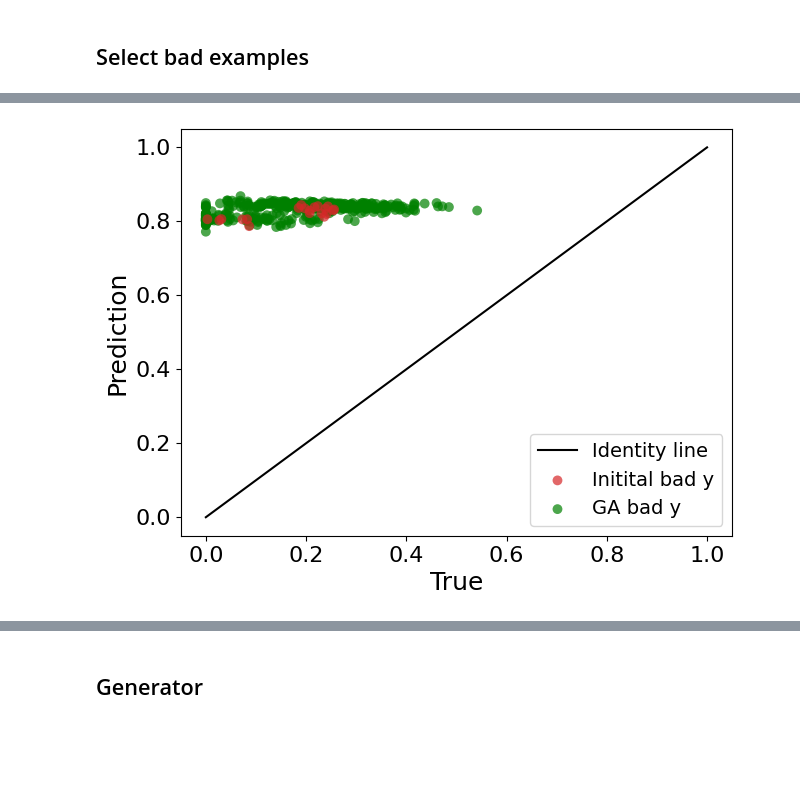
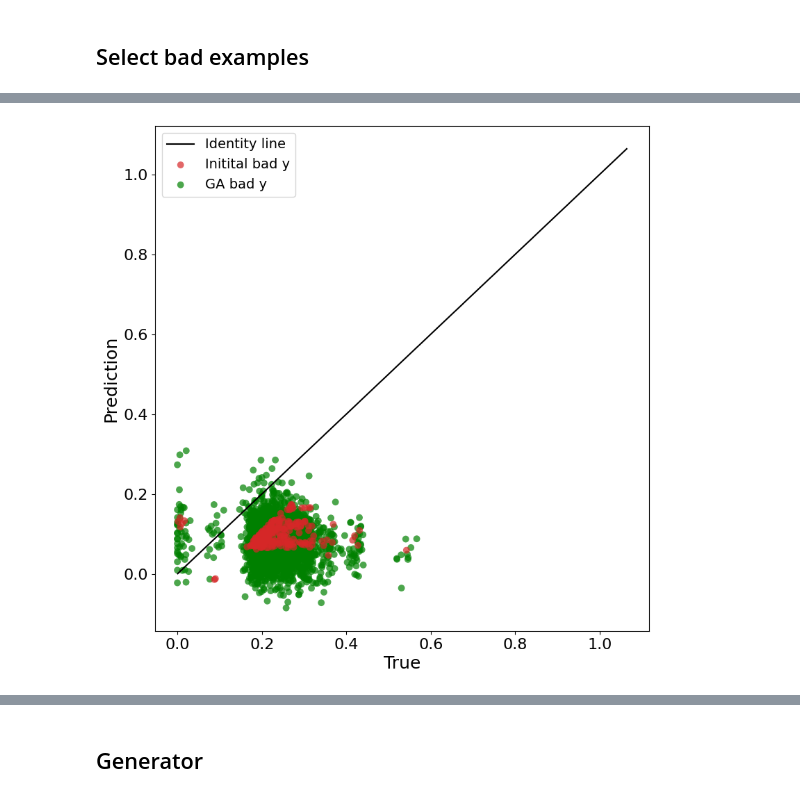
Before and after one commit to osa-bot/Benchmarking, a Jupyter notebook: Model.ipynb, the cells around one changed output, grey strips where cells are left out. Saved outputs shown, nothing was run; the diff lists cells and outputs as text; code cells hidden in the pictures; blank space fills up the shorter version.

```diff
--- a/Model.ipynb
+++ b/Model.ipynb
@@ -518,8 +607,8 @@ def custom_mutate_num_ord(individual, weights, linear_coefs, target_direction, b
         mutation_prob = base_mutation_rate #* weights[i]
 
         if random.random() < mutation_prob:
-            if i < len(length_dict['length_cat_ordinal']):
-                individual[i] = random.sample(list(bad_X[cat_columns[i]].unique()), 1)[0]
+            if i < length_dict['length_cat_ordinal']:
+                individual[i] = random.sample(list(bad_X.iloc[i].unique()), 1)[0]
             else:
                 # idx = i - len(cat_cols_name)
                 coef = linear_coefs[i]
@@ -552,7 +641,7 @@ def custom_mutate_num_ord(individual, weights, linear_coefs, target_direction, b
 #     return individual,
 # %%
 lr = LinearRegression(fit_intercept=False)
-lr.fit(X_train, y_train)
+lr.fit(X_train.values, y_train.values)
 linear_coefs = lr.coef_[0]
 # %%
 def augmentation(bad_X, bad_y, baseline_model, linear_coefs, length_dict, num_steps: int = 10):
@@ -561,12 +650,12 @@ def augmentation(bad_X, bad_y, baseline_model, linear_coefs, length_dict, num_st
     toolbox = base.Toolbox()
 
     if (length_dict['length_cat_ordinal'] == 0) and (length_dict['length_cat_onehot'] == []):
-        for i in range(length_num):
+        for i in range(length_dict['length_num']):
             # toolbox.register(f"num_{i}", random.uniform, 0.0, 1.0)
             toolbox.register(f"num_{i}", random.sample, list(bad_X.iloc[:, i].unique()), 1)
 
         def make_individual():
-            return creator.Individual(np.hstack([toolbox.__getattribute__(f"num_{i}")() for i in range(length_num)]))
+            return creator.Individual(np.hstack([toolbox.__getattribute__(f"num_{i}")() for i in range(length_dict['length_num'])]))
 
         toolbox.register("individual", tools.initIterate, creator.Individual, make_individual)
         toolbox.register("population", tools.initRepeat, list, toolbox.individual)
@@ -574,16 +663,16 @@ def augmentation(bad_X, bad_y, baseline_model, linear_coefs, length_dict, num_st
 
 
     elif (length_dict['length_cat_ordinal'] != 0) and (length_dict['length_cat_onehot'] == []):
-        for i, col in enumerate(cat_columns):
-            toolbox.register(f"cat_{i}", random.sample, list(bad_X[col].unique()), 1)
+        for i in range(len(cat_columns)):
+            toolbox.register(f"cat_{i}", random.sample, list(bad_X.iloc[:, i].unique()), 1)
 
-        for i in range(length_num):
+        for i in range(length_cat_ordinal, length_cat_ordinal + length_dict['length_num']):
             # toolbox.register(f"num_{i}", random.uniform, 0.0, 1.0)
-            toolbox.register(f"num_{i}", random.sample, list(bad_X.iloc[:, i].unique()), 1)
+            toolbox.register(f"num_{i - length_cat_ordinal}", random.sample, list(bad_X.iloc[:, i].unique()), 1)
 
         def make_individual():
             return np.hstack([toolbox.__getattribute__(f"cat_{i}")() for i in range(length_cat_ordinal)] + \
-                [toolbox.__getattribute__(f"num_{i}")() for i in range(length_num)])
+                [toolbox.__getattribute__(f"num_{i}")() for i in range(length_dict['length_num'])])
 
         toolbox.register("individual", tools.initIterate, creator.Individual, make_individual)
         toolbox.register("population", tools.initRepeat, list, toolbox.individual)
@@ -633,7 +722,8 @@ def augmentation(bad_X, bad_y, baseline_model, linear_coefs, length_dict, num_st
 
 
     for _ in range(num_steps):
-        bad_y_scenario = np.maximum(0.0, np.minimum(bad_y + np.random.normal(0, 0.1, (len(bad_y), 1)), 1.0))
+        bad_y_scenario = np.maximum(np.minimum(0.0, y_test.min().values[0]),
+                                    np.minimum(bad_y + np.random.normal(0, 0.01, (len(bad_y), 1)), np.maximum(1.0, y_test.max().values[0])))
         # bad_y_scenario = bad_y
 
         for i in steps:
@@ -694,19 +784,21 @@ def augmentation(bad_X, bad_y, baseline_model, linear_coefs, length_dict, num_st
 
     return best_individuals, bad_y_sc_arr
 # %%
-best_individuals, bad_y_sc_arr = augmentation(bad_X, bad_y, baseline_model, linear_coefs, length_dict, num_steps=20)
+best_individuals, bad_y_sc_arr = augmentation(bad_X, bad_y, baseline_model, linear_coefs, length_dict, num_steps=10)
 # %%
-plt.plot([0, 1], [0, 1], color='black', label='Identity line')
+plt.figure(figsize=(8, 8))
+
+plt.plot([y_test.min(), y_test.max()], [y_test.min(), y_test.max()], color='black', label='Identity line')
 plt.scatter(bad_y, baseline_model.predict(bad_X), alpha=0.7, label='Initital bad y', color='tab:red', zorder=3, edgecolors='none', s=50)
 plt.scatter(bad_y_sc_arr, baseline_model.predict(best_individuals), alpha=0.7, label='GA bad y', color='green', edgecolors='none', s=50)
 
 plt.xlabel('True')
 plt.ylabel('Prediction')
 plt.legend()
 
 plt.tight_layout(pad=0.5)
-# plt.savefig('images/prediction_best_ind.pdf', dpi=300)
+# plt.savefig('images/prediction_best_ind_moscow.pdf', dpi=300)
 plt.show()
 # %% [output]
-[figure, old version]
+[figure, new version]
 # %%
```
Also changed, not shown: parts of 65 cells of this notebook, 1 other file.
